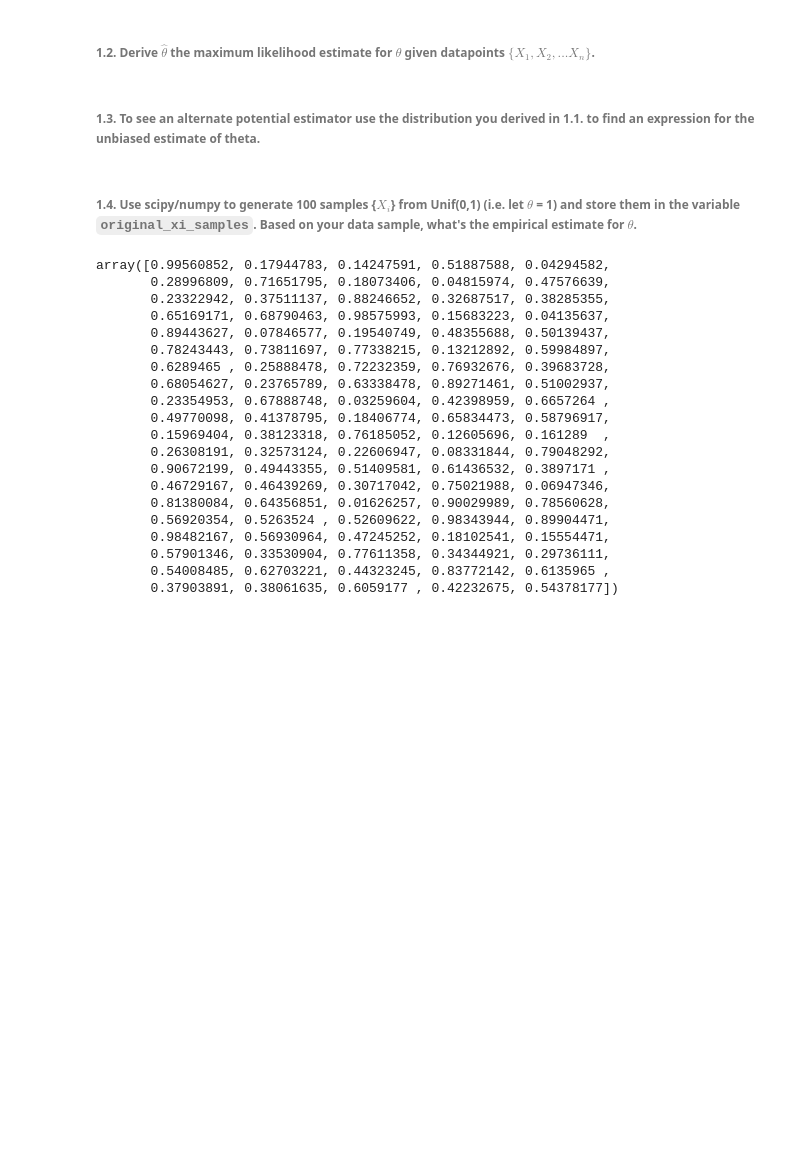
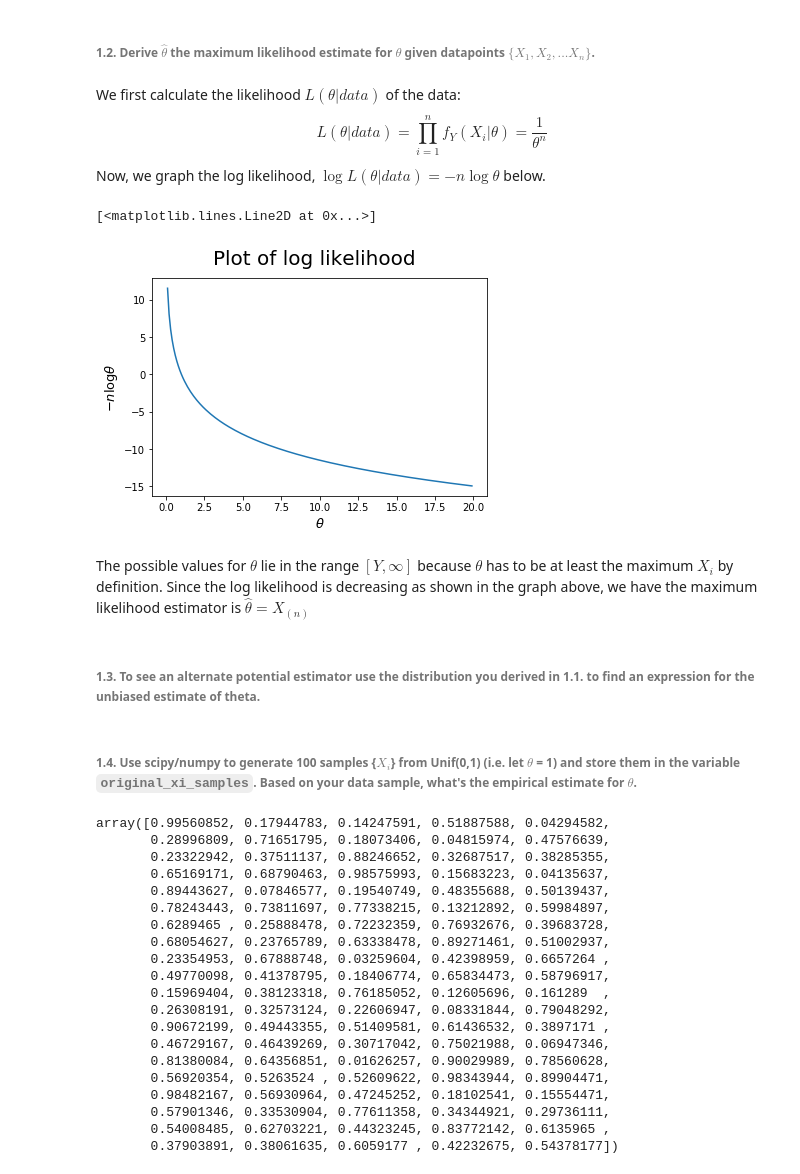
Before and after one commit to ezou20/AM_207_fall_2018, a Jupyter notebook: homeworks/AM207_HW3.ipynb, the cells around one changed output. Cells and saved outputs as stored; diff of their text form; code cells hidden in the pictures; blank space fills up the shorter version.

```diff
--- a/homeworks/AM207_HW3.ipynb
+++ b/homeworks/AM207_HW3.ipynb
@@ -57,5 +62,27 @@ The idea behind non-parametric bootstrapping is that sampling distributions cons
 # %% [markdown]
 ###### 1.2. Derive $\hat{\theta}$ the maximum likelihood estimate for $\theta$ given datapoints $\{X_1, X_2, ... X_n\}$.
+# %% [markdown]
+We first calculate the likelihood $L(\theta|data)$ of the data:
+$$L(\theta|data) = \prod_{i=1}^nf_Y(X_i|\theta) = \frac{1}{\theta^n}$$
+Now, we graph the log likelihood, $\log L(\theta|data) = -n\log \theta$ below.
+# %%
+def func(theta):
+    return -5*np.log(theta)
+
+v = np.vectorize(func)
+
+x = np.arange(0.1,20,0.1)
+y = v(x)
+
+plt.xlabel(r'$\theta$', fontsize=13)
+plt.ylabel(r'$-n\log \theta$', fontsize=13)
+plt.suptitle(r'Plot of log likelihood', fontsize=20)
+plt.plot(x,y,'-')
+# %% [output]
+[<matplotlib.lines.Line2D at 0x...>]
+[figure, added]
+# %% [markdown]
+The possible values for $\theta$ lie in the range $[Y, \infty]$ because $\theta$ has to be at least the maximum $X_i$ by definition. Since the log likelihood is decreasing as shown in the graph above, we have the maximum likelihood estimator is $\hat{\theta} = X_{(n)}$
 # %% [markdown]
 ###### 1.3. To see an alternate potential estimator use the distribution you derived in 1.1. to find an expression for the unbiased estimate of  theta.
 # %% [markdown]
```
Also changed, not shown: parts of 9 cells of this notebook.
